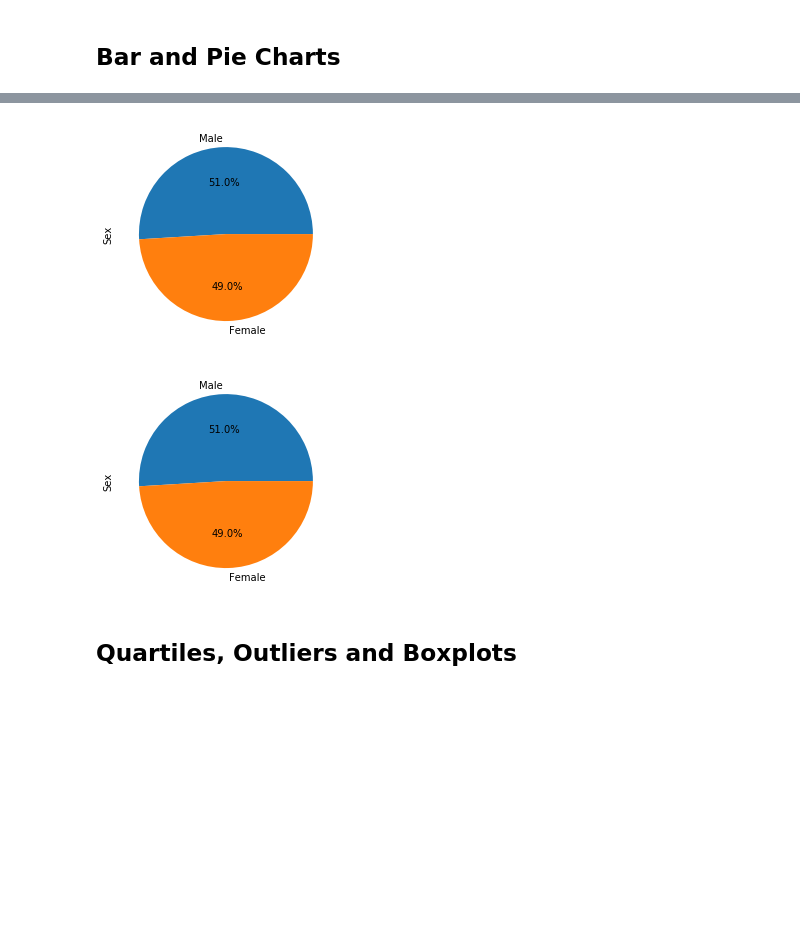
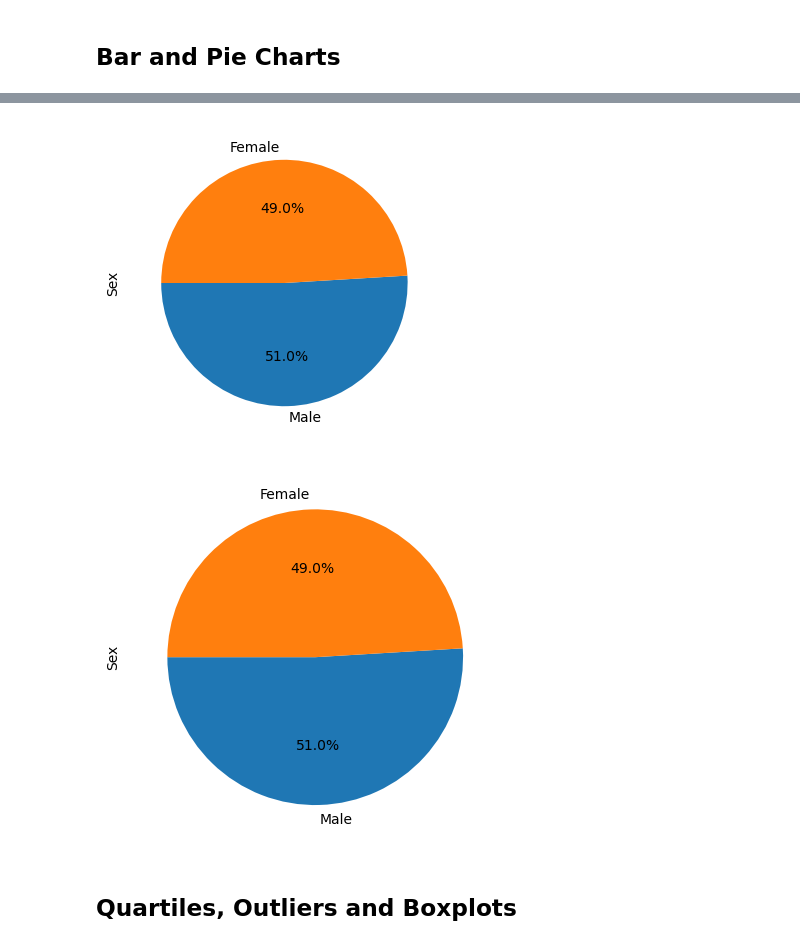
Before and after one commit to CameronLeslie1/Module_5_Challenge, a Jupyter notebook: module_5_starter_code/Pymaceuticals/pymaceuticals_starter.ipynb, the cells around one changed output, grey strips where cells are left out. Saved outputs shown, nothing was run; the diff lists cells and outputs as text; code cells hidden in the pictures; blank space fills up the shorter version.

```diff
--- a/module_5_starter_code/Pymaceuticals/pymaceuticals_starter.ipynb
+++ b/module_5_starter_code/Pymaceuticals/pymaceuticals_starter.ipynb
@@ -132,11 +168,17 @@ Tumor_Vol_summary
 # %%
 # Generate a pie plot showing the distribution of female versus male mice using Pandas
+Mice_Gender = Clean_Data["Sex"].value_counts()
+Mice_Gender.plot(kind="pie", figsize=(4,4), startangle=180,autopct="%1.1f%%")
+plt.show()
 # %% [output]
-[figure, old version]
+[figure, new version]
 # %%
 # Generate a pie plot showing the distribution of female versus male mice using pyplot
+plt.pie(Mice_Gender,labels=["Male","Female"],autopct="%1.1f%%",startangle=180)
+plt.ylabel("Sex")
+plt.show()
 # %% [output]
-[figure, old version]
+[figure, new version]
 # %% [markdown]
 ## Quartiles, Outliers and Boxplots
 # %%
```
Also changed, not shown: parts of 5 cells of this notebook.
